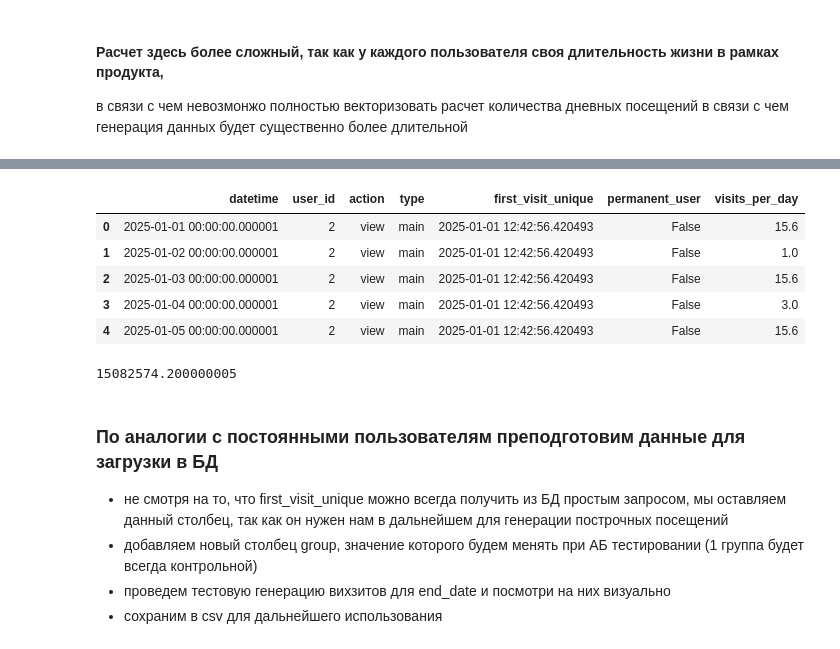
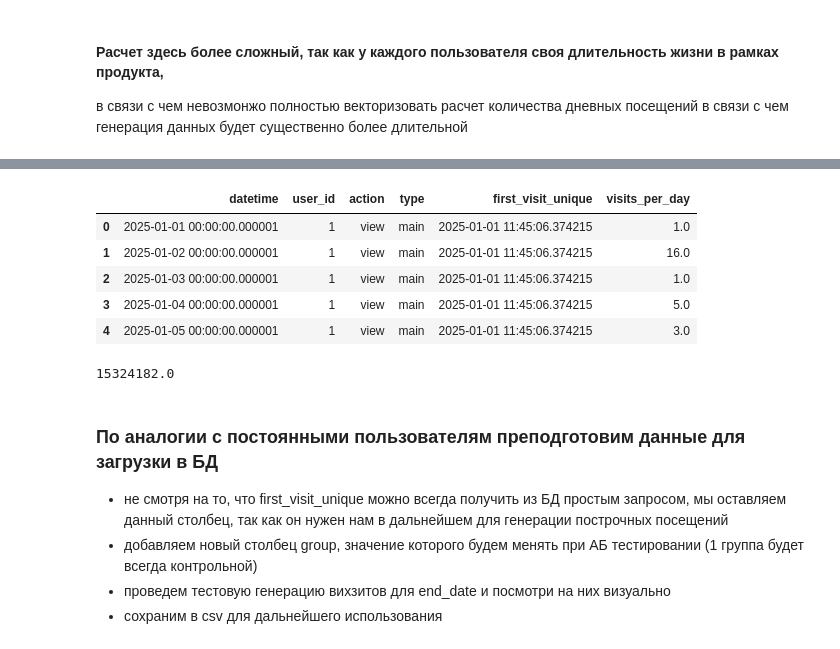
Before and after one commit to RuslGL/analyst_workflow_simulation, a Jupyter notebook: data_preparation/raw_data.ipynb, the cells around one changed output, grey strips where cells are left out. Cells and saved outputs as stored; diff of their text form; code cells hidden in the pictures.

```diff
--- a/data_preparation/raw_data.ipynb
+++ b/data_preparation/raw_data.ipynb
@@ -641,7 +641,9 @@ for _, row in tqdm(first_visit_dates.iterrows(), total=first_visit_dates.shape[0
     visits_per_day = np.random.lognormal(mean=np.log(mean_visits_per_day_log), sigma=std_visits_per_day_log, size=len(dates)).astype(int)
 
     # Ограничиваем диапазон значений
-    visits_per_day = np.clip(visits_per_day, 1, mean_visits_per_day * 1.3)  # Ограничение сверху
+    #visits_per_day = np.clip(round(visits_per_day), 1, mean_visits_per_day * 1.3)  # Ограничение сверху
+    visits_per_day = np.clip(np.round(visits_per_day), 1, np.round(mean_visits_per_day * 1.3))
+
 
     # Создаем мини-датафрейм для текущего пользователя
     user_df = pd.DataFrame({
@@ -650,7 +652,7 @@ for _, row in tqdm(first_visit_dates.iterrows(), total=first_visit_dates.shape[0
         'action': 'view',
         'type': 'main',
         'first_visit_unique': first_visit,
-        'permanent_user': False,
+        # 'permanent_user': False,
         'visits_per_day': visits_per_day
     })
 
@@ -668,13 +670,13 @@ Wall time: 38.9 s
-|  | datetime | user_id | action | type | first_visit_unique | permanent_user | visits_per_day |
-| 0 | 2025-01-01 00:00:00.000001 | 2 | view | main | 2025-01-01 12:42:56.420493 | False | 15.6 |
-| 1 | 2025-01-02 00:00:00.000001 | 2 | view | main | 2025-01-01 12:42:56.420493 | False | 1.0 |
-| 2 | 2025-01-03 00:00:00.000001 | 2 | view | main | 2025-01-01 12:42:56.420493 | False | 15.6 |
-| 3 | 2025-01-04 00:00:00.000001 | 2 | view | main | 2025-01-01 12:42:56.420493 | False | 3.0 |
-| 4 | 2025-01-05 00:00:00.000001 | 2 | view | main | 2025-01-01 12:42:56.420493 | False | 15.6 |
+|  | datetime | user_id | action | type | first_visit_unique | visits_per_day |
+| 0 | 2025-01-01 00:00:00.000001 | 1 | view | main | 2025-01-01 11:45:06.374215 | 1.0 |
+| 1 | 2025-01-02 00:00:00.000001 | 1 | view | main | 2025-01-01 11:45:06.374215 | 16.0 |
+| 2 | 2025-01-03 00:00:00.000001 | 1 | view | main | 2025-01-01 11:45:06.374215 | 1.0 |
+| 3 | 2025-01-04 00:00:00.000001 | 1 | view | main | 2025-01-01 11:45:06.374215 | 5.0 |
+| 4 | 2025-01-05 00:00:00.000001 | 1 | view | main | 2025-01-01 11:45:06.374215 | 3.0 |
 # %%
 df_visit_times['visits_per_day'].sum()
 # %% [output]
-15082574.200000005
+15324182.0
 # %% [markdown]
 ### По аналогии с постоянными пользователям преподготовим данные для загрузки в БД
 - не смотря на то, что first_visit_unique можно всегда получить из БД простым запросом, мы оставляем данный столбец, так как он нужен нам в дальнейшем для генерации построчных посещений
```
Also changed, not shown: parts of 26 cells of this notebook, 3 other files.
